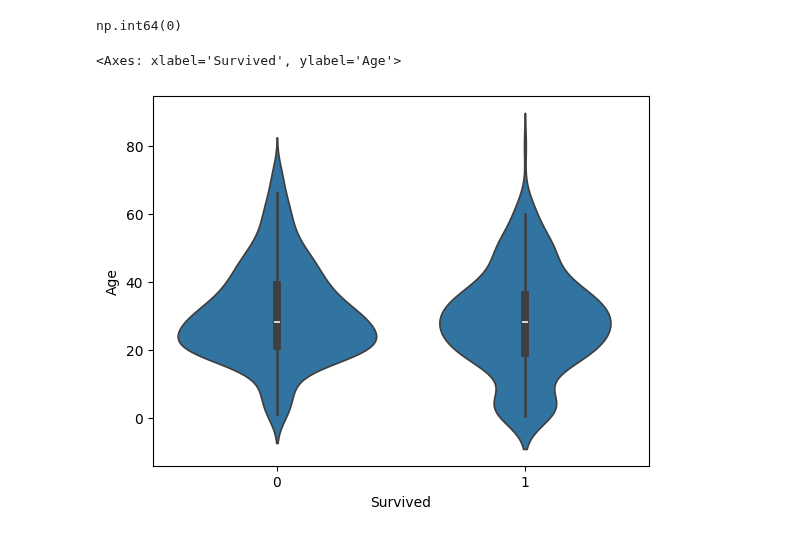
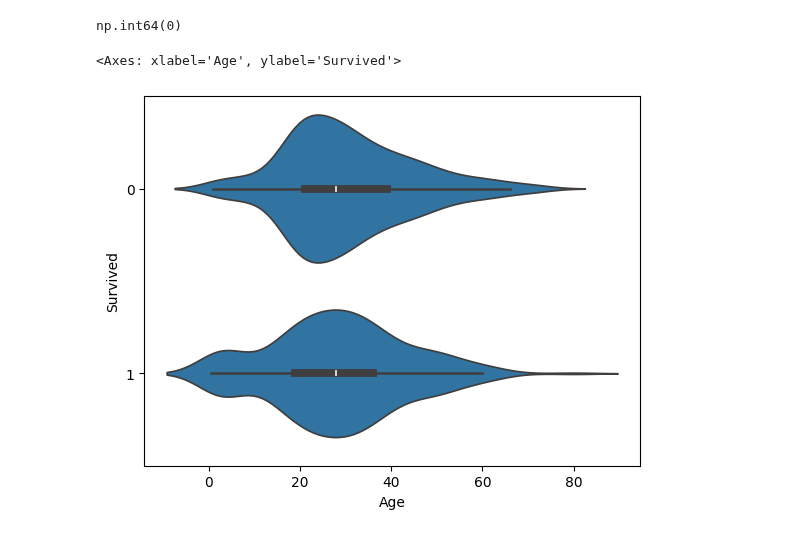
Before and after one commit to miji-lee-kr/titanic_practice, a Jupyter notebook: titanic.ipynb, the cells around one changed output. Saved outputs shown, nothing was run; the diff lists cells and outputs as text; code cells hidden in the pictures.

```diff
--- a/titanic.ipynb
+++ b/titanic.ipynb
@@ -479,17 +479,22 @@ df['Age'].isnull().sum()
 # %% [output]
 np.int64(0)
 # %%
-# 나이는 이미 숫자이긴 한데 그냥 놔두는 것보다 "이 나이대가 생존율이 낮아, 높아"라고 더 알기 쉽게 학습시키자
+# 나이는 이미 숫자이긴 한데 1살 변한다고 생존 트렌드가 같이 변하는게 아니다 - 그냥 놔두지 말것
+# 로지스틱 회귀는 선형관계 가정하는데 나이가 높아질수록 생존 확률이 꼭 선형으로 증가하는 것은 아니므로 딱 맞지 않음
+# 하지만 카테고리화하면 비선형 패턴으로 이것을 피할 수 있음
+# 나이 → 객실 → 생존 같은 간접 효과가 있는 경우에도, 나이 자체를 범주로 나누면 모델이 그룹별 특징을 더 쉽게 학습
+
+# "이 나이대가 생존율이 낮아, 높아"라고 더 알기 쉽게 학습시키자
 # 범주형으로 변경하자
 
 import seaborn as sns
 
-sns.violinplot(x = 'Survived', y = 'Age', data = train) # 생존/죽음 카테고리별로 분포 비교하려고 바이올린 플랏
+sns.violinplot(y = 'Survived', x = 'Age', data = train, orient = 'h') # 생존/죽음 카테고리별로 분포 비교하려고 바이올린 플랏
 
 # 대략 20-30살 사이에서는 사망의 분포가 더 높고, 0세부터 10세까지는 생존의 분포가 더 높음. -> 정확한 나이 아니어도 됨
 # %% [output]
-<Axes: xlabel='Survived', ylabel='Age'>
+<Axes: xlabel='Age', ylabel='Survived'>
-[figure, old version]
+[figure, new version]
 # %%
 df.loc[df['Age']<=2,'Age'] =0
 df.loc[(df['Age']>2) & (df['Age']<=15),'Age'] =1
```
Also changed, not shown: parts of 12 cells of this notebook.
